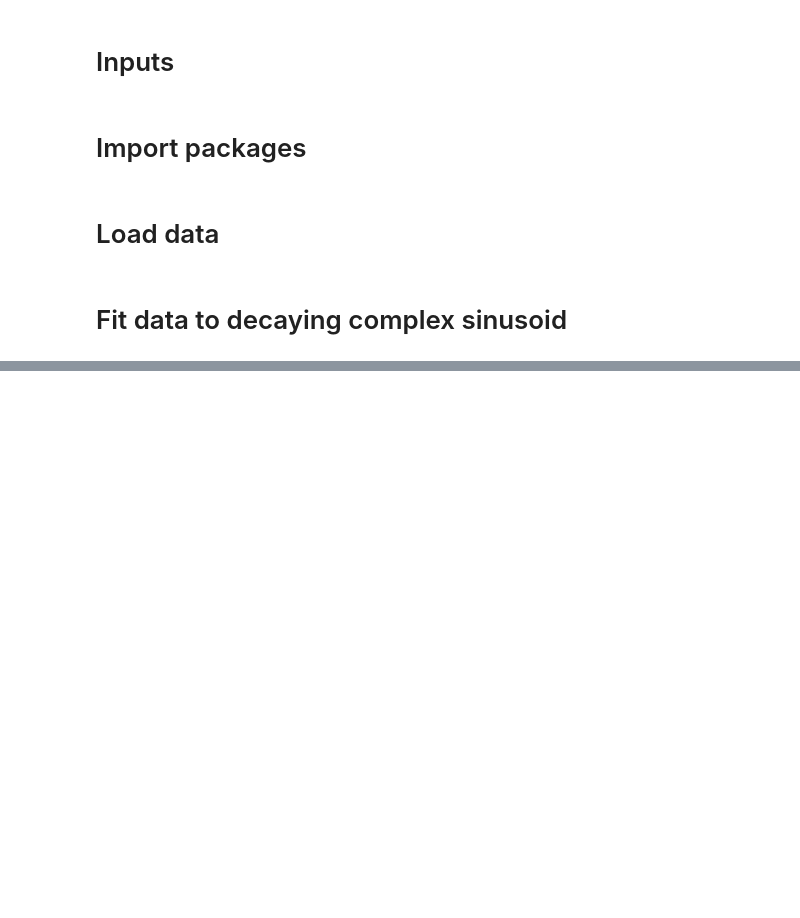
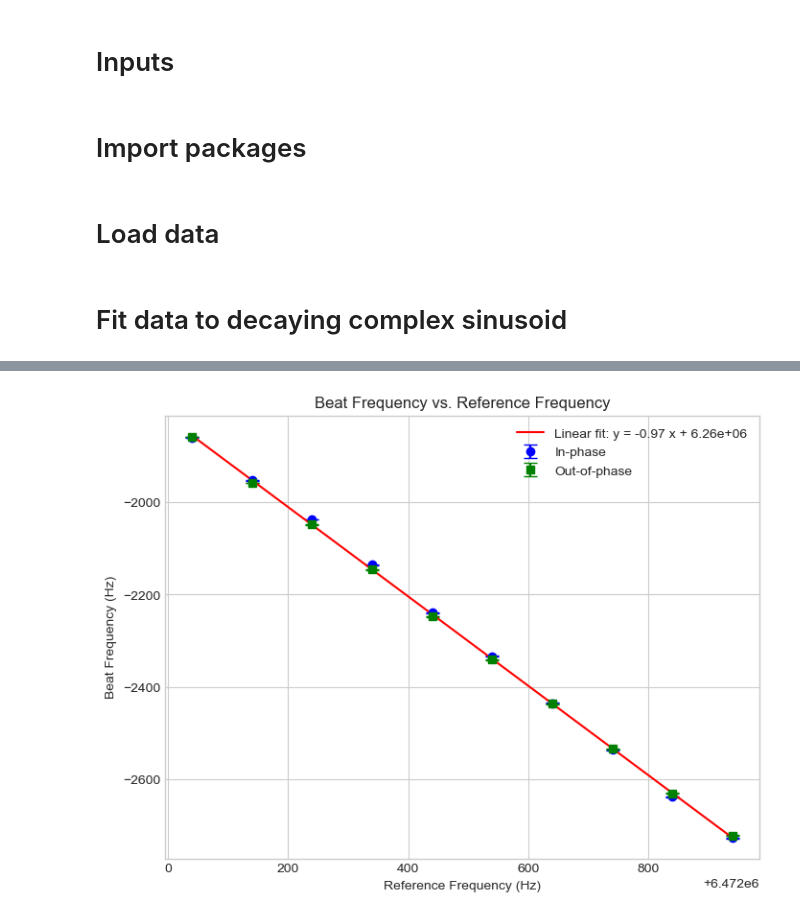
Before and after one commit to noah-silverberg/382L-pNMR, a Jupyter notebook: larmor.ipynb, the cells around one changed output, grey strips where cells are left out. Cells and saved outputs as stored; diff of their text form; code cells hidden in the pictures; blank space fills up the shorter version.

```diff
--- a/larmor.ipynb
+++ b/larmor.ipynb
@@ -139,0 +141,93 @@ for idx, (t, real_signal, imag_signal, popt_real, popt_imag, freq) in enumerate(
+# %%
+# Recompute the frequency fits to obtain the frequency sigma from the covariance matrix.
+xdata = []
+ydata = []
+yerr = []
+labels = []
+
+for idx, (df, sample_freq) in enumerate(zip(data, freqs)):
+    t = df['t'].values
+    real_signal = df['CH1'].values
+    imag_signal = df['CH2'].values
+
+    # Initial guess: A, T2star, gamma, delta, C.
+    p0 = [1.0, 0.00095,  6_470_100 - sample_freq, 0.0, 0.0]
+    popt_real, pcov_real = curve_fit(model_cos, t, real_signal, p0=p0)
+    popt_imag, pcov_imag = curve_fit(model_cos, t, imag_signal, p0=p0)
+
+    # Compute and print correlation coefficients between fit parameters using the covariance matrix
+    corr_real = pcov_real / (np.sqrt(np.diag(pcov_real))[:, None] * np.sqrt(np.diag(pcov_real)))
+    corr_imag = pcov_imag / (np.sqrt(np.diag(pcov_imag))[:, None] * np.sqrt(np.diag(pcov_imag)))
+
+    # The "beat frequency" is the fitted gamma parameter.
+    beat_in = popt_real[2]
+    beat_out = popt_imag[2]
+    sigma_in = np.sqrt(pcov_real[2, 2])
+    sigma_out = np.sqrt(pcov_imag[2, 2])
+
+    # Store sample frequency (x-axis), beat frequency (y-axis), and the sigma from the fit.
+    xdata.append(sample_freq)
+    ydata.append(beat_in)
+    yerr.append(sigma_in)
+    labels.append('In-phase')
+
+    xdata.append(sample_freq)
+    ydata.append(beat_out)
+    yerr.append(sigma_out)
+    labels.append('Out-of-phase')
+
+xdata = np.array(xdata)
+ydata = np.array(ydata)
+yerr = np.array(yerr)
+
+# Define the linear model.
+def linear_model(x, m, b):
+    return m * x + b
+
+# Perform weighted linear least squares using the frequency sigma as standard deviations.
+popt_lin, pcov_lin = curve_fit(linear_model, xdata, ydata, sigma=yerr, absolute_sigma=True)
+m, b = popt_lin
+
+# Compute the x-intercept of the linear fit (where y = 0), i.e. x0 = -b/m.
+x_intercept = -b / m
+
+# Create points for plotting the linear fit.
+x_fit = np.linspace(np.min(xdata), np.max(xdata), 100)
+y_fit = linear_model(x_fit, m, b)
+
+# Plot the data with error bars (with caps), labeling in-phase and out-of-phase separately.
+plt.figure(figsize=(8, 6))
+# Plot in-phase data.
+mask_in = np.array(labels) == 'In-phase'
+plt.errorbar(xdata[mask_in], ydata[mask_in], yerr=yerr[mask_in],
+             fmt='bo', capsize=5, label='In-phase')
+# Plot out-of-phase data.
+mask_out = np.array(labels) == 'Out-of-phase'
+plt.errorbar(xdata[mask_out], ydata[mask_out], yerr=yerr[mask_out],
+             fmt='gs', capsize=5, label='Out-of-phase')
+
+# Plot the linear fit.
+plt.plot(x_fit, y_fit, 'r-',
+         label=f'Linear fit: y = {m:.2f} x + {b:.2e}')
+
+# Add vertical line at the x-intercept (larmor frequency) with a label.
+# plt.axvline(x=x_intercept, color='k', linestyle='--', label=f'Larmor frequency')
+
+# We propagate the error of the x-intercept using the covariance matrix.
+sigma_x_intercept = np.sqrt((pcov_lin[1,1]/m**2) + ((b**2 * pcov_lin[0,0])/(m**4)) - (2*b*pcov_lin[0,1]/m**3))
+print(f'Larmor frequency: {x_intercept} ± {sigma_x_intercept:.2e}')
+# plt.errorbar(x_intercept, 0, xerr=sigma_x_intercept, fmt='none', ecolor='k', capsize=5)
+
+# Calculate and print reduced chi-squared.
+chi_squared = np.sum(((ydata - linear_model(xdata, m, b)) / yerr)**2)
+nu = len(xdata) - 2
+chi_squared_reduced = chi_squared / nu
+print(f'Reduced chi-squared: {chi_squared_reduced:.2f}')
+
+
+plt.xlabel('Reference Frequency (Hz)')
+plt.ylabel('Beat Frequency (Hz)')
+plt.title('Beat Frequency vs. Reference Frequency')
+plt.legend()
+plt.show()
+# %% [output]
@@ -140 +236,2 @@ for idx, (t, real_signal, imag_signal, popt_real, popt_imag, freq) in enumerate(
+[figure, added]
 # %%
```
Also changed, not shown: parts of 5 cells of this notebook.
